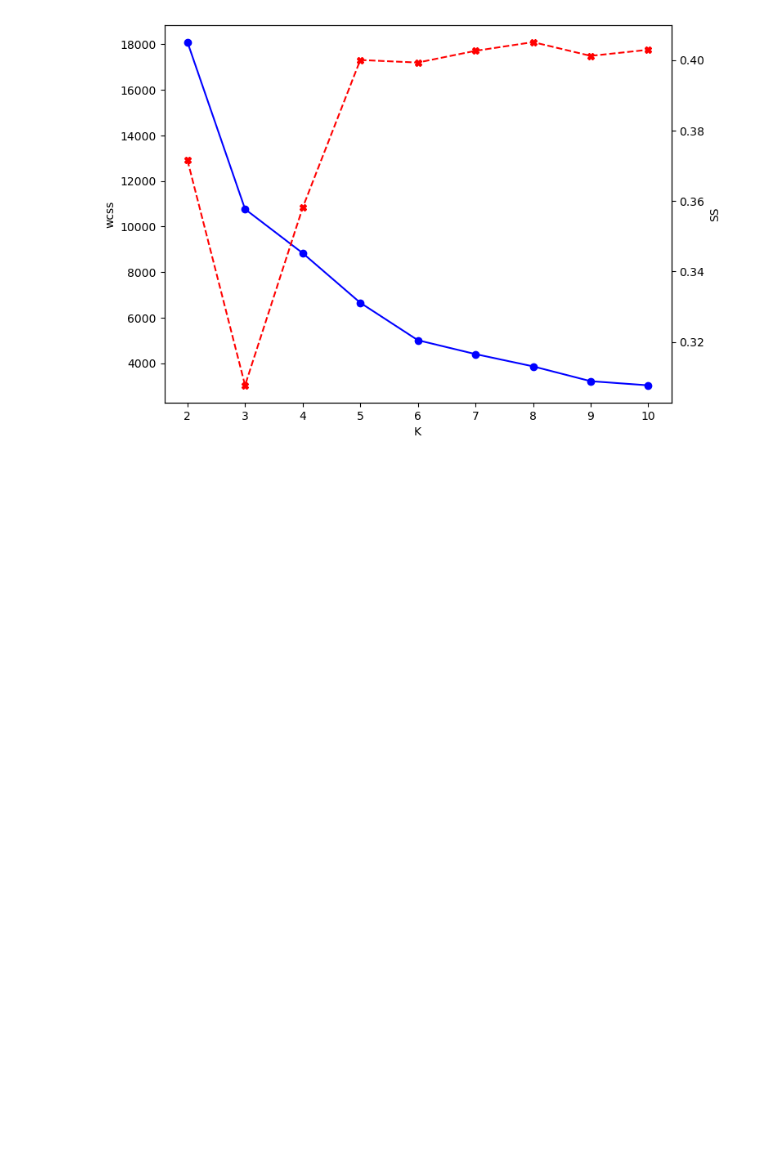
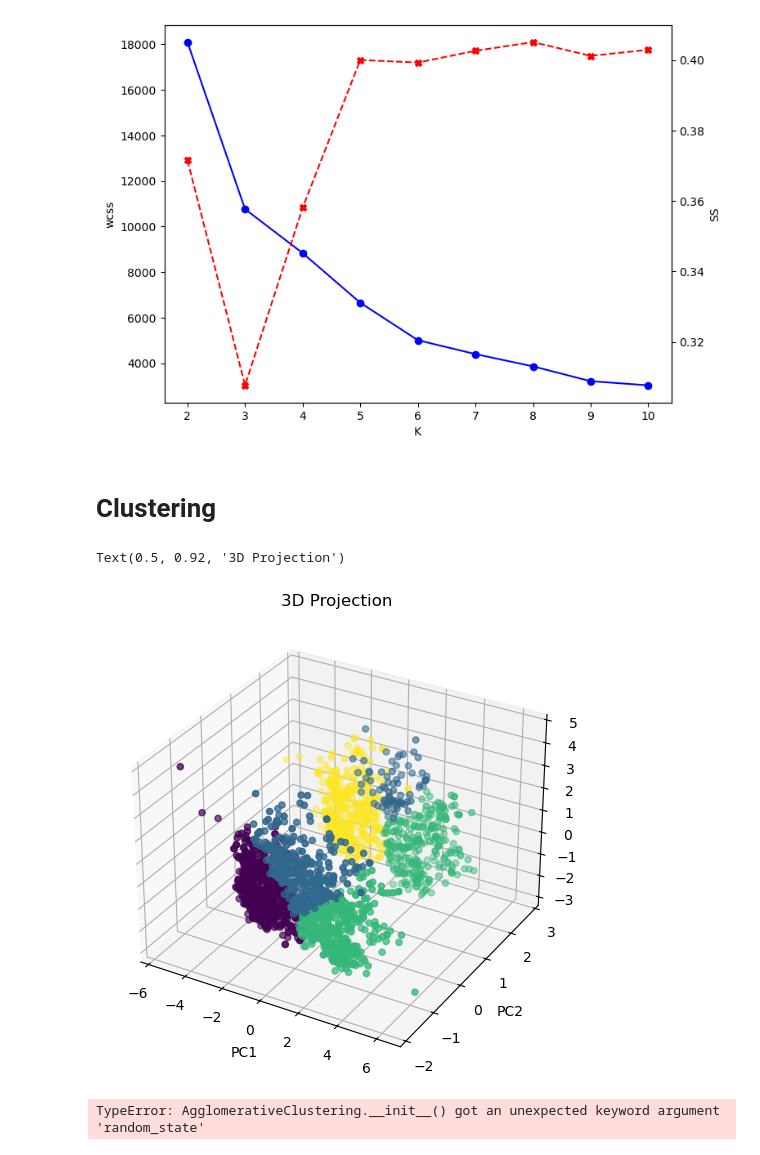
Before and after one commit to Sauravkumarv/E-commarce_customer_segmetation_system, a Jupyter notebook: e-commarce-customer-segmentation-system.ipynb, the cells around one changed output. Cells and saved outputs as stored; diff of their text form; code cells hidden in the pictures; blank space fills up the shorter version.

```diff
--- a/e-commarce-customer-segmentation-system.ipynb
+++ b/e-commarce-customer-segmentation-system.ipynb
@@ -227,3 +229,31 @@ ax2.set_ylabel("SS")
 # %% [output]
 Text(0, 0.5, 'SS')
 [figure]
+# %% [markdown]
+# Clustering
+# %%
+kmeans=KMeans(n_clusters=4,random_state=42)
+label=kmeans.fit_predict(X_pca)
+
+fig=plt.figure(figsize=(7,6))
+ax=fig.add_subplot(111,projection="3d")
+ax.scatter(X_pca[:,0],X_pca[:,1],X_pca[:,2],c=label)
+ax.set_xlabel("PC1")
+ax.set_ylabel("PC2")
+ax.set_zlabel("PC3")
+ax.set_title("3D Projection")
+# %% [output]
+Text(0.5, 0.92, '3D Projection')
+[figure, added]
+# %%
+# Agglomerative Clustering
+from sklearn.cluster import AgglomerativeClustering
+
+agg_clf=AgglomerativeClustering(n_clusters=4,random_state=42)
+label=agg_clf.fit_predict(X_pca)
+
+fig=plt.figure(figsize=(7,6))
+ax=fig.add_subplot(111,projection="3d")
+ax.scatter(X_pca[:,0],X_pca[:,1],X_pca[:,2],c=label)
+# %% [output]
+TypeError: AgglomerativeClustering.__init__() got an unexpected keyword argument 'random_state'
```
Also changed, not shown: parts of 1 cell of this notebook, 1 other file.
